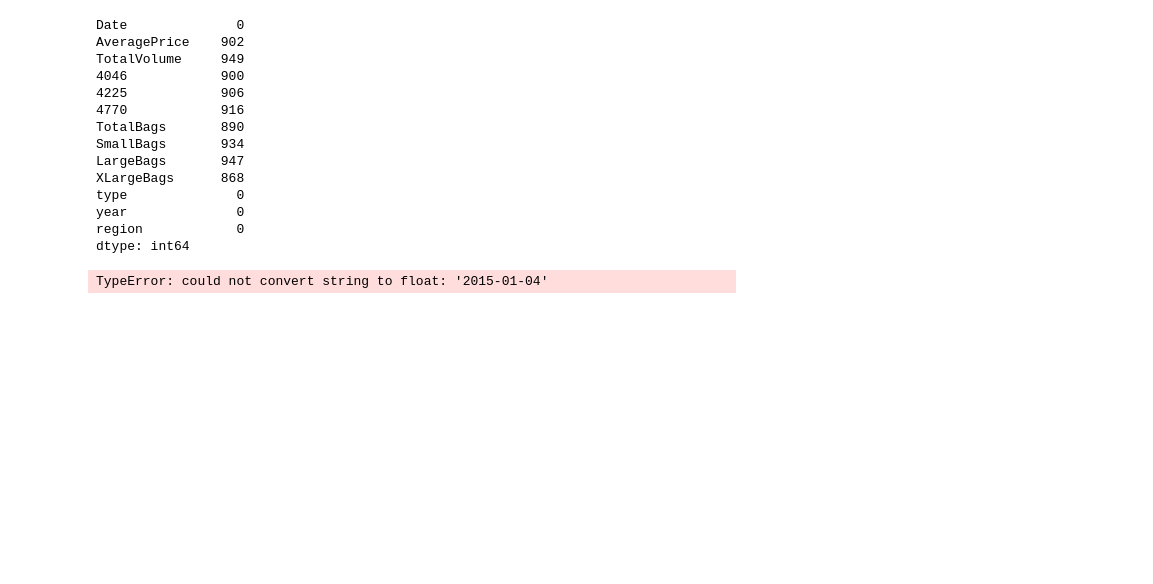
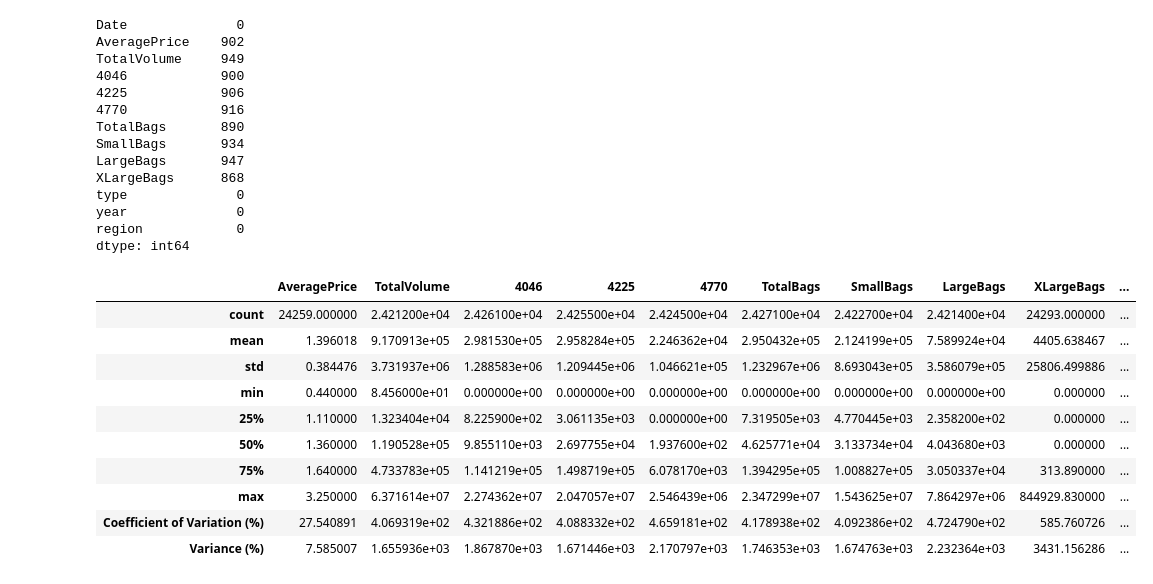
Before and after one commit to valiantlynx/pattern-recognition, a Jupyter notebook: notebooks/01 Excercise 1.ipynb, the cells around one changed output. Saved outputs shown, nothing was run; the diff lists cells and outputs as text; code cells hidden in the pictures; blank space fills up the shorter version.

```diff
--- a/notebooks/01 Excercise 1.ipynb
+++ b/notebooks/01 Excercise 1.ipynb
@@ -119,18 +119,28 @@ year              0
 region            0
 dtype: int64
 # %%
-# Statistical overview
-desc = prices_and_sales_df.describe()
+# Statistical overview - select only numeric columns. not date etc.
+numeric_df = prices_and_sales_df.select_dtypes(include='number')
+desc = numeric_df.describe()
 
-# Calculate the new statistic (e.g., Coefficient of Variation in percent)
 # CV = (std / mean) * 100
-cv_percent = (prices_and_sales_df.std() / prices_and_sales_df.mean()) * 100
-variance_percent = (prices_and_sales_df.var() / (prices_and_sales_df.mean() ** 2)) * 100
+cv_percent = (numeric_df.std() / numeric_df.mean()) * 100
+variance_percent = (numeric_df.var() / (numeric_df.mean() ** 2)) * 100
 
 # Add a new row named 'CV (%)' to the 'desc' DataFrame using .loc[]
 desc.loc['Coefficient of Variation (%)'] = cv_percent
 desc.loc['Variance (%)'] = variance_percent
 
-print(desc)
+desc
 # %% [output]
-TypeError: could not convert string to float: '2015-01-04'
+|  | AveragePrice | TotalVolume | 4046 | 4225 | 4770 | TotalBags | SmallBags | LargeBags | XLargeBags | ... |
+| count | 24259.000000 | 2.421200e+04 | 2.426100e+04 | 2.425500e+04 | 2.424500e+04 | 2.427100e+04 | 2.422700e+04 | 2.421400e+04 | 24293.000000 | ... |
+| mean | 1.396018 | 9.170913e+05 | 2.981530e+05 | 2.958284e+05 | 2.246362e+04 | 2.950432e+05 | 2.124199e+05 | 7.589924e+04 | 4405.638467 | ... |
+| std | 0.384476 | 3.731937e+06 | 1.288583e+06 | 1.209445e+06 | 1.046621e+05 | 1.232967e+06 | 8.693043e+05 | 3.586079e+05 | 25806.499886 | ... |
+| min | 0.440000 | 8.456000e+01 | 0.000000e+00 | 0.000000e+00 | 0.000000e+00 | 0.000000e+00 | 0.000000e+00 | 0.000000e+00 | 0.000000 | ... |
+| 25% | 1.110000 | 1.323404e+04 | 8.225900e+02 | 3.061135e+03 | 0.000000e+00 | 7.319505e+03 | 4.770445e+03 | 2.358200e+02 | 0.000000 | ... |
+| 50% | 1.360000 | 1.190528e+05 | 9.855110e+03 | 2.697755e+04 | 1.937600e+02 | 4.625771e+04 | 3.133734e+04 | 4.043680e+03 | 0.000000 | ... |
+| 75% | 1.640000 | 4.733783e+05 | 1.141219e+05 | 1.498719e+05 | 6.078170e+03 | 1.394295e+05 | 1.008827e+05 | 3.050337e+04 | 313.890000 | ... |
+| max | 3.250000 | 6.371614e+07 | 2.274362e+07 | 2.047057e+07 | 2.546439e+06 | 2.347299e+07 | 1.543625e+07 | 7.864297e+06 | 844929.830000 | ... |
+| Coefficient of Variation (%) | 27.540891 | 4.069319e+02 | 4.321886e+02 | 4.088332e+02 | 4.659181e+02 | 4.178938e+02 | 4.092386e+02 | 4.724790e+02 | 585.760726 | ... |
+| Variance (%) | 7.585007 | 1.655936e+03 | 1.867870e+03 | 1.671446e+03 | 2.170797e+03 | 1.746353e+03 | 1.674763e+03 | 2.232364e+03 | 3431.156286 | ... |
```
